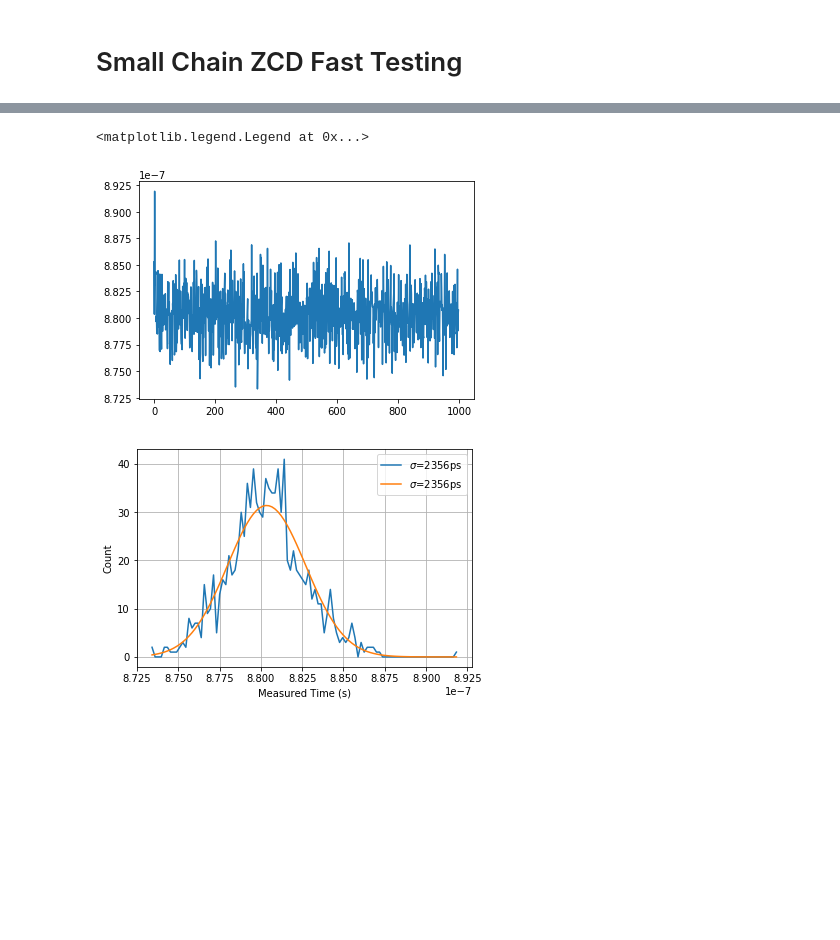
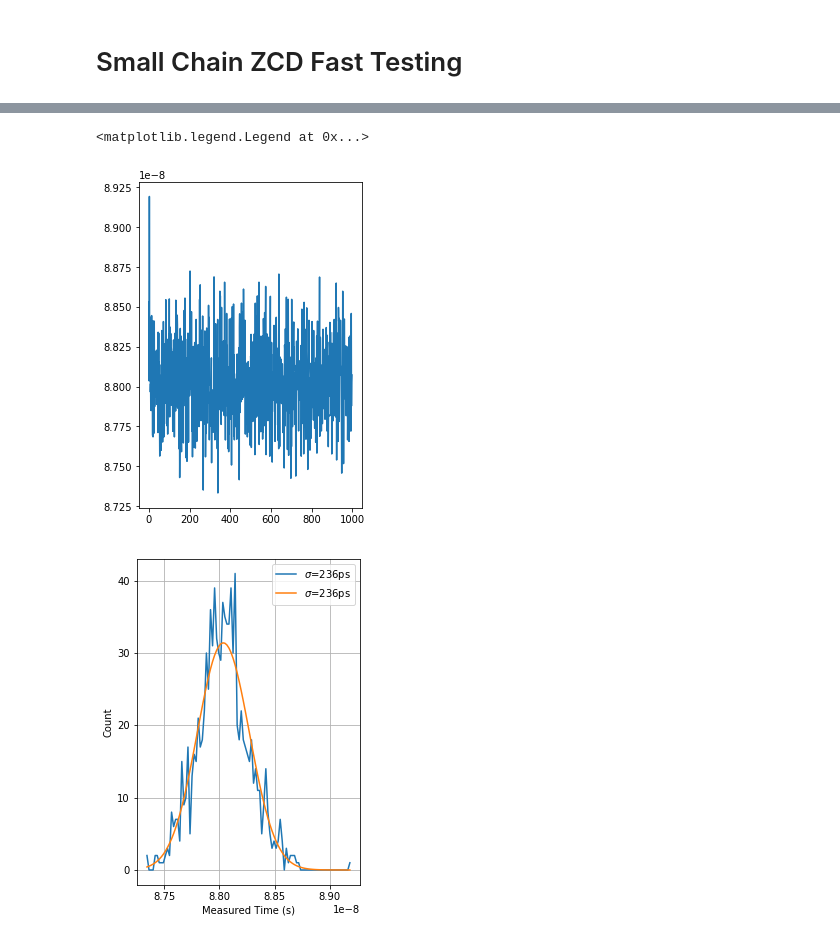
Before and after one commit to iiSmiley/span-ion-code, a Jupyter notebook: testing/plotting.ipynb, the cells around one changed output, grey strips where cells are left out. Cells and saved outputs as stored; diff of their text form; code cells hidden in the pictures; blank space fills up the shorter version.

```diff
--- a/testing/plotting.ipynb
+++ b/testing/plotting.ipynb
@@ -306,7 +273,7 @@ error: OpenCV(4.5.5) C:\Users\lydialee\AppData\Local\Temp\pip-install-1e0b4o75\o
 data_path = '../../data/testing'
 
 # Get all relevant files in directory
-filt = lambda f: ('zcdSmall' in f) and ('vin' in f) and ('azZeros' in f) and ('20220330' in f)
+filt = lambda f: ('zcdSmall' in f) and ('vin' in f) and ('20220404' in f) and ('_17' in f)
 file_in_vec = [f'{data_path}/{f}' for f in listdir(data_path) if (isfile(join(data_path, f))) and filt(f)]
 # %%
 file_in_vec
@@ -383,0 +404,35 @@ plt.title(f'Walk = {round((max(tdiff_avg_vec)-min(tdiff_avg_vec))*1e12, 2)} ps')
+# %%
+fname = '../../data/testing/20220404_144700_vin0.75V_500x_zcdSmall.yaml'
+# %%
+### Looking at the raw data
+with open(fname, 'r') as file_in:
+    data_raw = yaml.load(file_in, Loader=yaml.UnsafeLoader)
+    tdiff_vec = data_raw['data']
+
+# Removing the invalid first uninitialized reading
+tdiff_vec = [t for t in tdiff_vec if t > 0]
+tdiff_vec = [t*1e9/10 for t in tdiff_vec][1:]
+
+#
+plt.plot(tdiff_vec)
+plt.xlabel("Sample")
+plt.ylabel("TDC Reading (ns)")
+
+# Plotting the raw data
+plt.figure()
+tdiff_std = np.std(tdiff_vec)
+tdiff_vals, tdiff_bins = np.histogram(tdiff_vec, bins=100)
+tdiff_bins = 0.5*(tdiff_bins[1:]+tdiff_bins[:-1])
+plt.plot(tdiff_bins, tdiff_vals, label=f'$\sigma$={round(tdiff_std*1e3)}ps')
+curve_area = np.trapz(tdiff_vals, tdiff_bins)
+
+# Fitting to normal distribution
+mu, sigma = stats.norm.fit(tdiff_vec)
+fit_gaussian = stats.norm.pdf(tdiff_bins, mu, sigma)
+plt.plot(tdiff_bins, fit_gaussian*curve_area, label=f'$\sigma$={round(sigma*1e3)}ps')
+
+plt.xlabel('Measured Time (ns)')
+plt.ylabel('Count')
+plt.xlim(mu-6*sigma, mu+6*sigma)
+plt.grid(True)
+plt.legend()
@@ -386,33 +445,33 @@ fname = '../../data/testing/20220401_164659_1000x_boardJitter.yaml'
 # %%
 # Getting the raw data
 with open(fname, 'r') as file_in:
     data_raw = yaml.load(file_in, Loader=yaml.UnsafeLoader)
     tdiff_vec = data_raw['data']
 
 # Removing the invalid first uninitialized reading
-tdiff_vec = [t for t in tdiff_vec if t > 0]
+tdiff_vec = [t/10 for t in tdiff_vec if t > 0]
 
 #
 plt.plot(tdiff_vec)
 
 # Plotting the raw data
 plt.figure()
 tdiff_std = np.std(tdiff_vec)
 tdiff_vals, tdiff_bins = np.histogram(tdiff_vec, bins=100)
 tdiff_bins = 0.5*(tdiff_bins[1:]+tdiff_bins[:-1])
 plt.plot(tdiff_bins, tdiff_vals, label=f'$\sigma$={round(tdiff_std*1e12)}ps')
 curve_area = np.trapz(tdiff_vals, tdiff_bins)
 
 # Fitting to normal distribution
 mu, sigma = stats.norm.fit(tdiff_vec)
 fit_gaussian = stats.norm.pdf(tdiff_bins, mu, sigma)
 plt.plot(tdiff_bins, fit_gaussian*curve_area, label=f'$\sigma$={round(sigma*1e12)}ps')
 
 plt.xlabel('Measured Time (s)')
 plt.ylabel('Count')
 plt.grid(True)
 plt.legend()
 # %% [output]
 <matplotlib.legend.Legend at 0x...>
-[figure, old version]
+[figure, new version]
-[figure, old version]
+[figure, new version]
```
Also changed, not shown: parts of 19 cells of this notebook, 5 other files.
